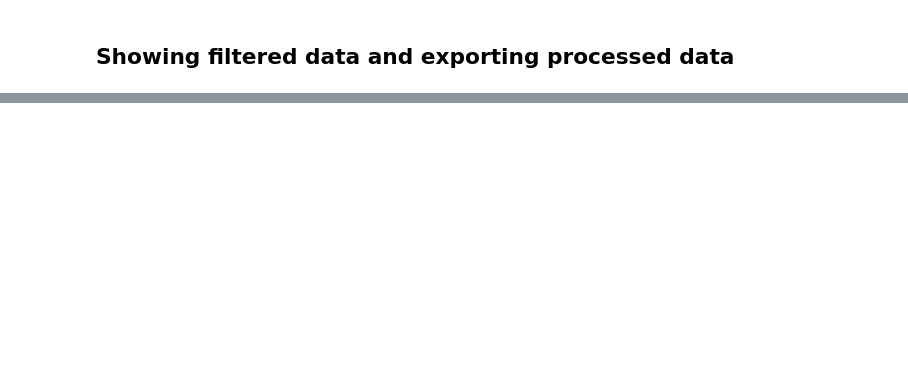
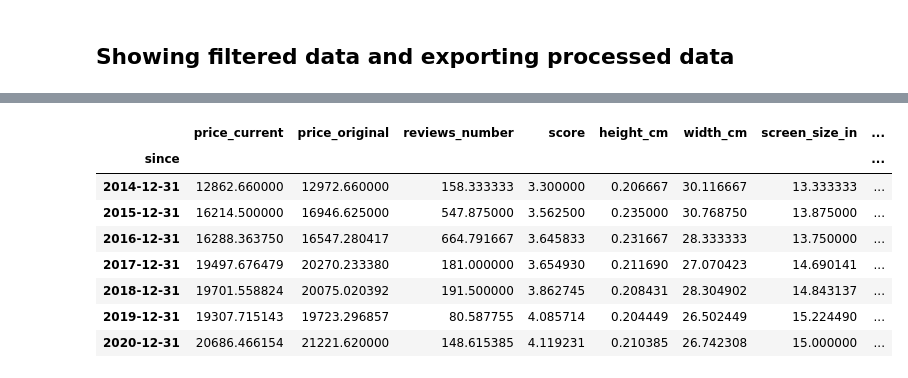
Before and after one commit to AlanIsaacV/Data-Science, a Jupyter notebook: Transform/filter.ipynb, the cells around one changed output, grey strips where cells are left out. Cells and saved outputs as stored; diff of their text form; code cells hidden in the pictures; blank space fills up the shorter version.

```diff
--- a/Transform/filter.ipynb
+++ b/Transform/filter.ipynb
@@ -253,0 +279,2 @@ Index(['price_current', 'price_original', 'reviews_number', 'score',
+# %%
+df.battery_wh[df.battery_wh > 1e+02] = df.battery_wh.median()
@@ -279,0 +376,3 @@ df.to_csv('../Data/amazon_filtered_' + datetime.datetime.today().strftime('%m%d'
+# %%
+df_time = df.set_index(df.since).copy()
+df_time.head(2)
@@ -279,0 +385,12 @@ df.to_csv('../Data/amazon_filtered_' + datetime.datetime.today().strftime('%m%d'
+# %%
+df_time.resample('Y').mean()
+# %% [output]
+|  | price_current | price_original | reviews_number | score | height_cm | width_cm | screen_size_in | ... |
+| since |  |  |  |  |  |  |  | ... |
+| 2014-12-31 | 12862.660000 | 12972.660000 | 158.333333 | 3.300000 | 0.206667 | 30.116667 | 13.333333 | ... |
+| 2015-12-31 | 16214.500000 | 16946.625000 | 547.875000 | 3.562500 | 0.235000 | 30.768750 | 13.875000 | ... |
+| 2016-12-31 | 16288.363750 | 16547.280417 | 664.791667 | 3.645833 | 0.231667 | 28.333333 | 13.750000 | ... |
+| 2017-12-31 | 19497.676479 | 20270.233380 | 181.000000 | 3.654930 | 0.211690 | 27.070423 | 14.690141 | ... |
+| 2018-12-31 | 19701.558824 | 20075.020392 | 191.500000 | 3.862745 | 0.208431 | 28.304902 | 14.843137 | ... |
+| 2019-12-31 | 19307.715143 | 19723.296857 | 80.587755 | 4.085714 | 0.204449 | 26.502449 | 15.224490 | ... |
+| 2020-12-31 | 20686.466154 | 21221.620000 | 148.615385 | 4.119231 | 0.210385 | 26.742308 | 15.000000 | ... |
```
Also changed, not shown: parts of 41 cells of this notebook.
